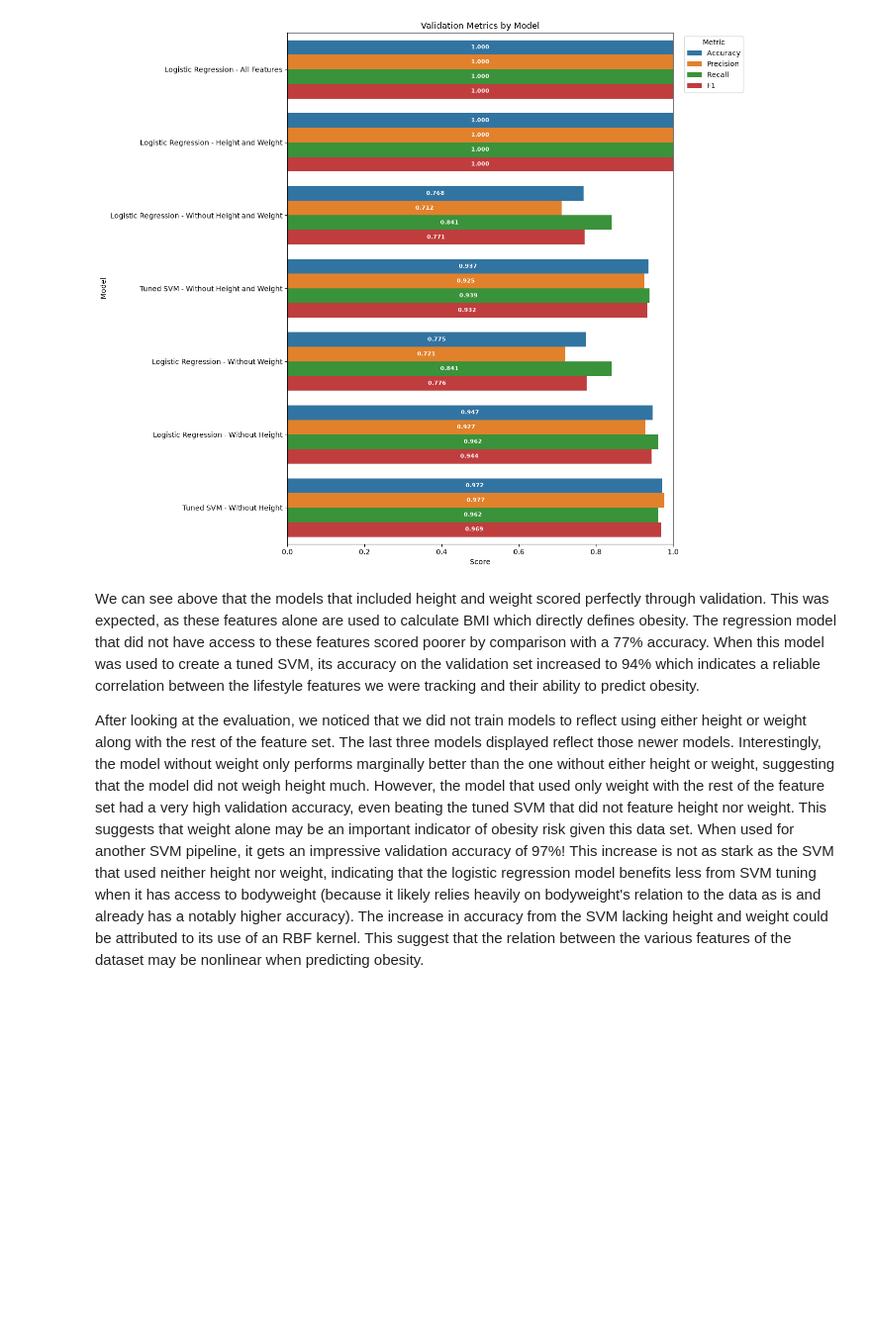
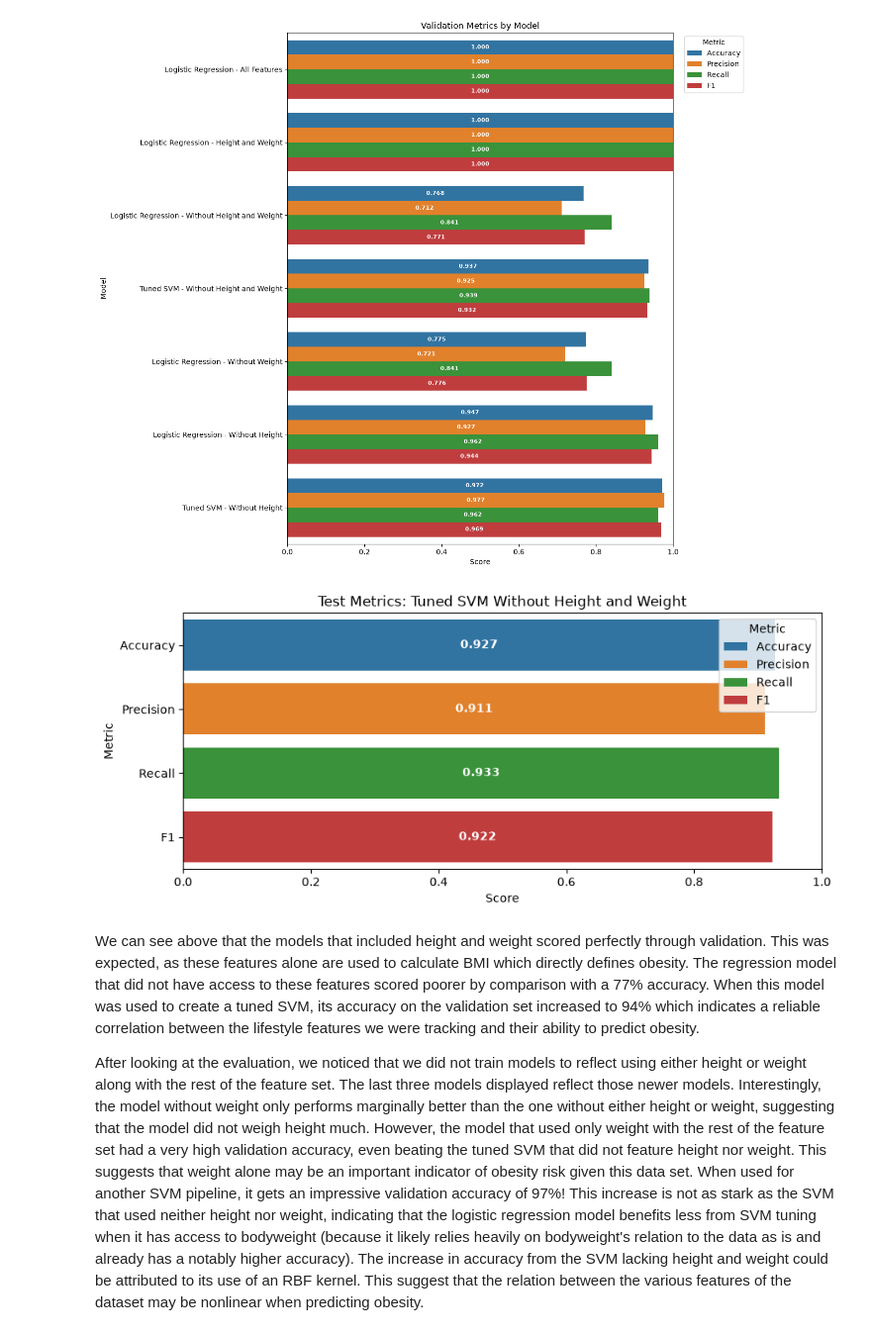
Before and after one commit to f26-sjsu-cmpe188/group8_project, a Jupyter notebook: notebooks/03_model_evaluation_tuning.ipynb, the cells around one changed output. Shown at 99% size. Drawn from its saved outputs; the diff is of its cells as text; code cells hidden in the pictures; blank space fills up the shorter version.

Commit message:
ran plot

```diff
--- a/notebooks/03_model_evaluation_tuning.ipynb
+++ b/notebooks/03_model_evaluation_tuning.ipynb
@@ -84,6 +84,50 @@ plt.tight_layout()
 plt.show()
 # %% [output]
 [figure]
+# %%
+import matplotlib.pyplot as plt
+import seaborn as sns
+
+# Show only test scores for the tuned SVM without height and weight.
+test_metrics = ["Accuracy", "Precision", "Recall", "F1"]
+test_svm_results = results_df.loc[
+    (results_df["Dataset"] == "Test")
+    & (results_df["Experiment"] == "Tuned SVM - Without Height and Weight")
+]
+
+test_svm_long = test_svm_results.melt(
+    value_vars=test_metrics,
+    var_name="Metric",
+    value_name="Score"
+)
+
+plt.figure(figsize=(9, 4))
+test_ax = sns.barplot(
+    data=test_svm_long,
+    x="Score",
+    y="Metric",
+    hue="Metric",
+    hue_order=test_metrics,
+    legend=True
+)
+
+for container in test_ax.containers:
+    test_ax.bar_label(
+        container,
+        fmt="%.3f",
+        label_type="center",
+        color="white",
+        fontweight="bold"
+    )
+
+plt.xlim(0, 1)
+plt.title("Test Metrics: Tuned SVM Without Height and Weight")
+plt.xlabel("Score")
+plt.ylabel("Metric")
+plt.tight_layout()
+plt.show()
+# %% [output]
+[figure, added]
 # %% [markdown]
 We can see above that the models that included height and weight scored perfectly through validation. This was expected, as these features alone are used to calculate BMI which directly defines obesity. The regression model that did not have access to these features scored poorer by comparison with a 77% accuracy. When this model was used to create a tuned SVM, its accuracy on the validation set increased to 94% which indicates a reliable correlation between the lifestyle features we were tracking and their ability to predict obesity.
 
```
